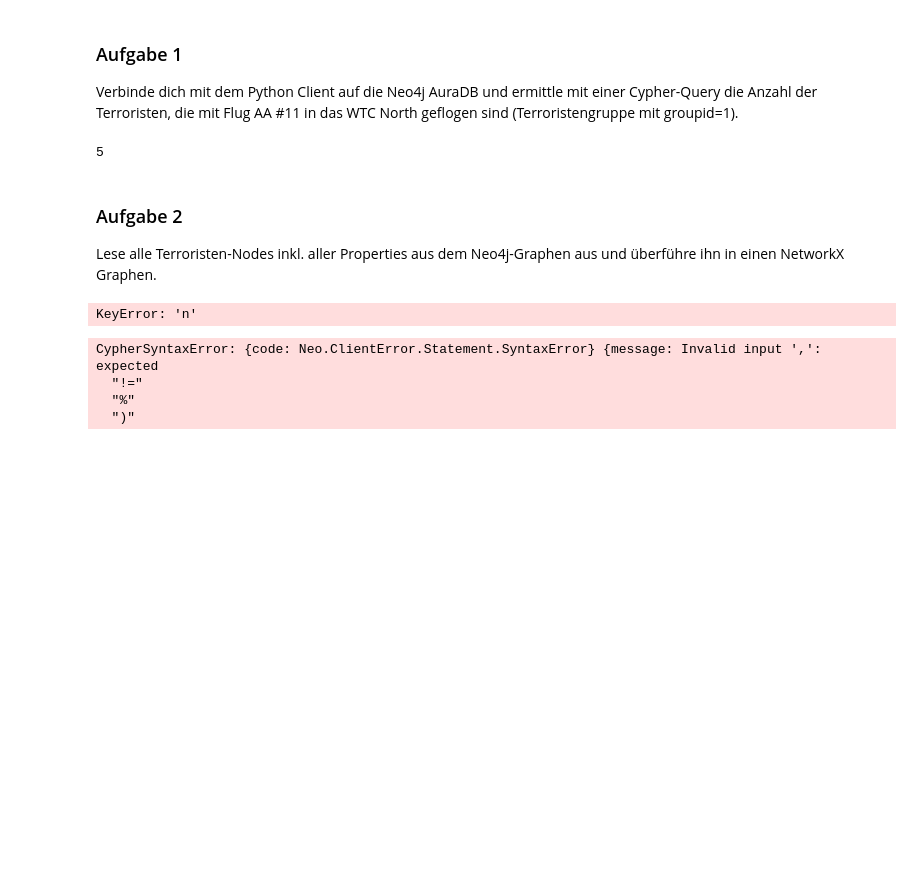
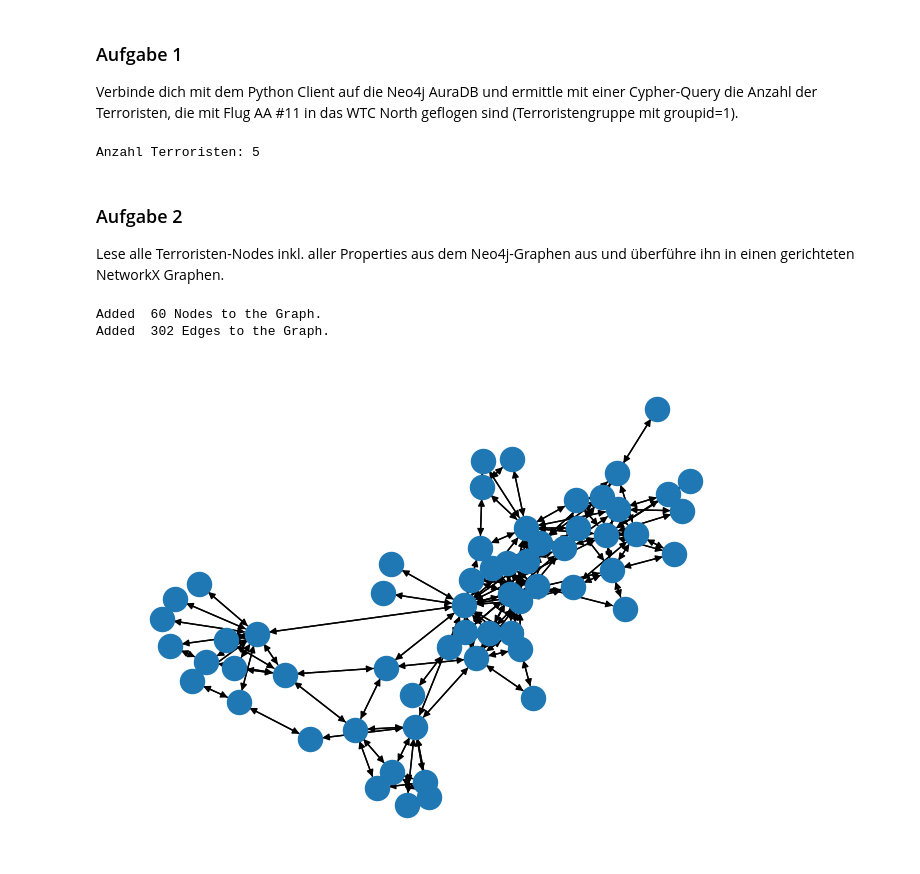
Before and after one commit to lrnzhil/workshop, a Jupyter notebook: notebook.ipynb, the cells around one changed output. Drawn from its saved outputs; the diff is of its cells as text; code cells hidden in the pictures; blank space fills up the shorter version.

```diff
--- a/notebook.ipynb
+++ b/notebook.ipynb
@@ -35,31 +37,41 @@ with GraphDatabase.driver(URI, auth=AUTH) as driver:
                                        """,
                                        database_="neo4j",)
 
-
-# Loop through results and do something with them
-print(records[0]['number'])
+print("Anzahl Terroristen:" , records[0]['number'])
 # %% [output]
-5
+Anzahl Terroristen: 5
 # %% [markdown]
 ### Aufgabe 2
-Lese alle Terroristen-Nodes inkl. aller Properties aus dem Neo4j-Graphen aus und überführe ihn in einen NetworkX Graphen.
+Lese alle Terroristen-Nodes inkl. aller Properties aus dem Neo4j-Graphen aus und überführe ihn in einen gerichteten NetworkX Graphen.
 # %%
 # Connect to DB and execute query
 with GraphDatabase.driver(URI, auth=AUTH) as driver:
     driver.verify_connectivity()
-    n_records, n_keys, n_summary = driver.execute_query("""
-                                                  MATCH(p:Person)
-                                                  RETURN *
-                                                  """,
-                                                  database_="neo4j",
-                                                  result_transformer_=neo4j.Result.to_eager_result)
+    graph_result = driver.execute_query("""
+                                                MATCH p=()-[:KNOWS]->()
+                                                RETURN *
+                                                """,
+                                                database_="neo4j",
+                                                result_transformer_=neo4j.Result.graph
+                                                )
 
 # Create NetworkX Graph
-G = nx.MultiDiGraph()
+G = nx.DiGraph()
 
 
-for node in n_records:
-    print(node['n']['node_name'])
-    G.add_node(node=node.personid, labels=node.labels, properties=node.properties)
+for node in graph_result.nodes:
+    G.add_node(node.element_id)
+    nx.set_node_attributes(G, {node.element_id: node._properties})
+
+for rel in graph_result.relationships:
+    G.add_edge(rel.start_node.element_id, rel.end_node.element_id)
+
+print("Added ", len(G.nodes()), "Nodes to the Graph.")
+print("Added ", len(G.edges()), "Edges to the Graph.")
+
+# draw the directed graph G
+nx.draw(G)
 # %% [output]
-KeyError: 'n'
+Added  60 Nodes to the Graph.
+Added  302 Edges to the Graph.
+[figure, added]
@@ -91,11 +77,0 @@ for rel in rels:
-# %%
-records, summary, keys = driver.execute_query("MATCH (p:Person) RETURN(p.personid, p.firstname, p.lastname", database_="neo4j")
-
-# Loop through results and do something with them
-for record in records:
-    print(record.data())  # obtain record as dict
-# %% [output]
-CypherSyntaxError: {code: Neo.ClientError.Statement.SyntaxError} {message: Invalid input ',': expected
-  "!="
-  "%"
-  ")"
```
Also changed, not shown: parts of 10 cells of this notebook, 1 other file.
